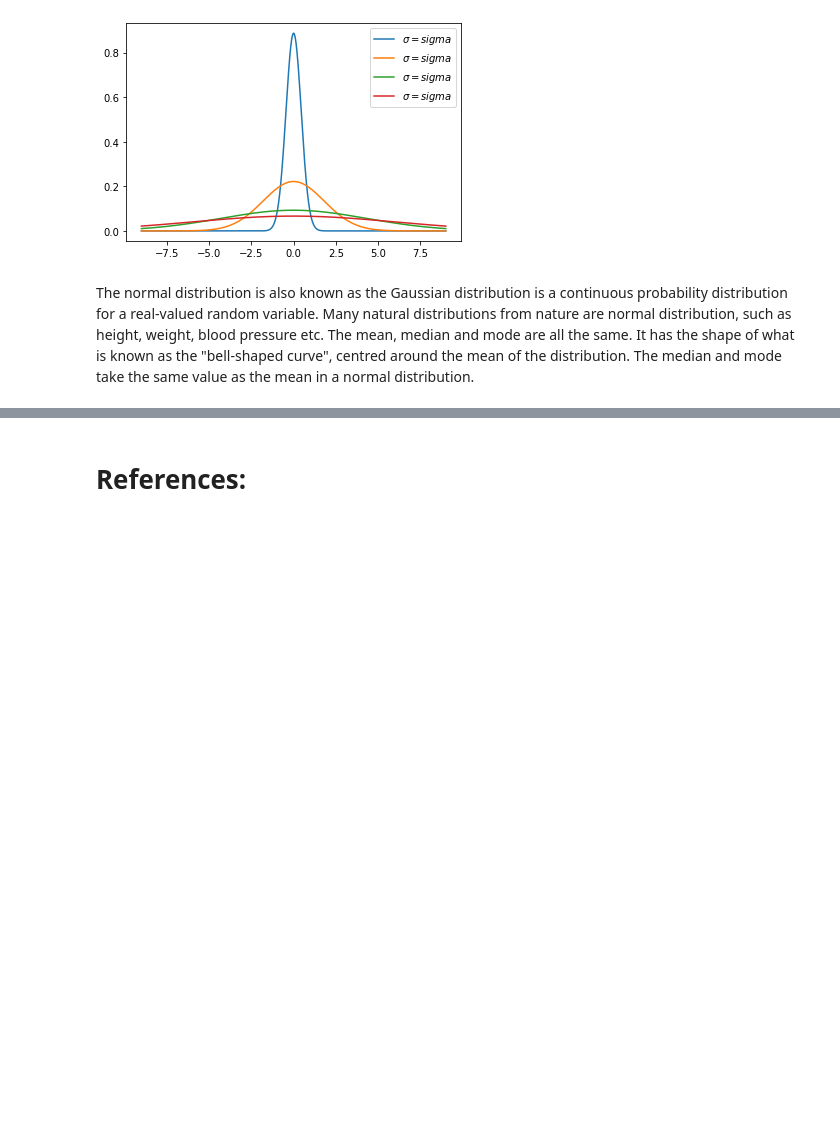
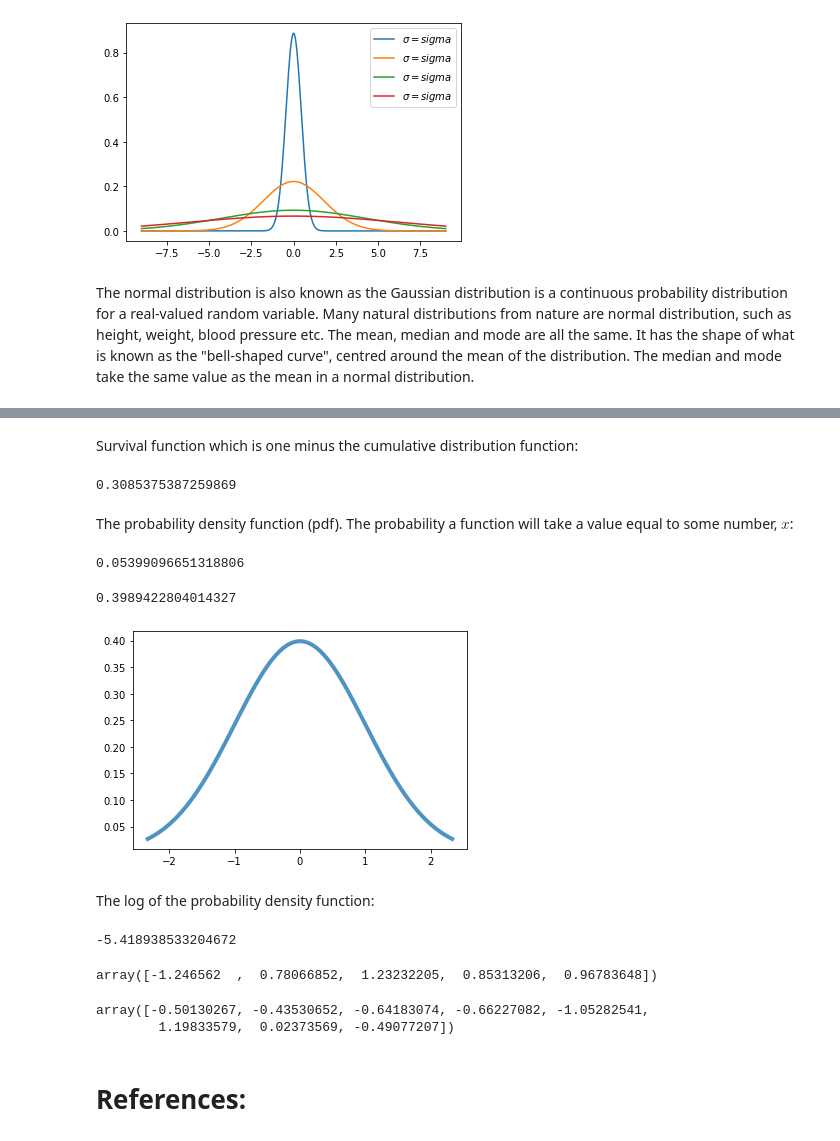
Before and after one commit to Ruairi8/FoDA-assessment, a Jupyter notebook: Normal Distribution.ipynb, the cells around one changed output, grey strips where cells are left out. Saved outputs shown, nothing was run; the diff lists cells and outputs as text; code cells hidden in the pictures; blank space fills up the shorter version.

Commit message:
Normal Distribution update

```diff
--- a/Normal Distribution.ipynb
+++ b/Normal Distribution.ipynb
@@ -80,0 +103,32 @@ All probability values must lie between or including 0 and 1, where 0 means ther
+# %% [markdown]
+Survival function which is one minus the cumulative distribution function:
+# %%
+ss.norm().sf(0.5)
+# %% [output]
+0.3085375387259869
+# %% [markdown]
+The probability density function (pdf). The probability a function will take a value equal to some number, $x$:
+# %%
+ss.norm().pdf(2.0)
+# %% [output]
+0.05399096651318806
+# %%
+ss.norm().pdf(0.0)
+# %% [output]
+0.3989422804014327
+# %%
+import numpy as np
+import matplotlib.pyplot as plt
+fig, ax = plt.subplots(1,1)
+x = np.linspace(ss.norm.ppf(0.01),
+                ss.norm.ppf(0.99), 100)
+ax.plot(x, ss.norm.pdf(x),
+       '-', lw=4, alpha=1.8, label='norm pdf');
+# %% [output]
+[figure, added]
+# %% [markdown]
+The log of the probability density function:
+# %%
+ss.norm().logpdf(3)
+# %% [output]
+-5.418938533204672
@@ -81,3 +137,12 @@ All probability values must lie between or including 0 and 1, where 0 means ther
+# %%
+ss.norm().rvs(5)
+# %% [output]
+array([-1.246562  ,  0.78066852,  1.23232205,  0.85313206,  0.96783648])
+# %%
+ss.norm().rvs(8)
+# %% [output]
+array([-0.50130267, -0.43530652, -0.64183074, -0.66227082, -1.05282541,
+        1.19833579,  0.02373569, -0.49077207])
 # %% [markdown]
 # References:
 # %% [markdown]
```
Also changed, not shown: parts of 8 cells of this notebook, 2 other files.
